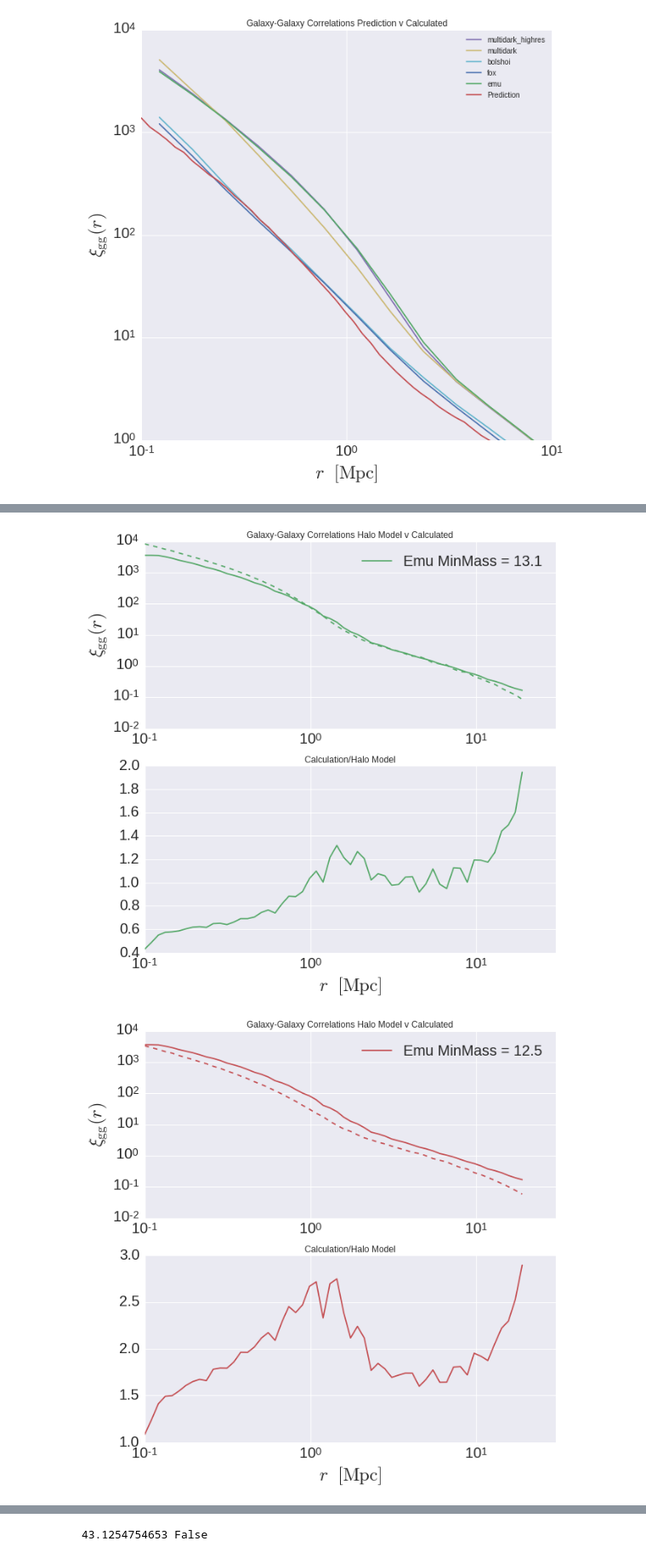
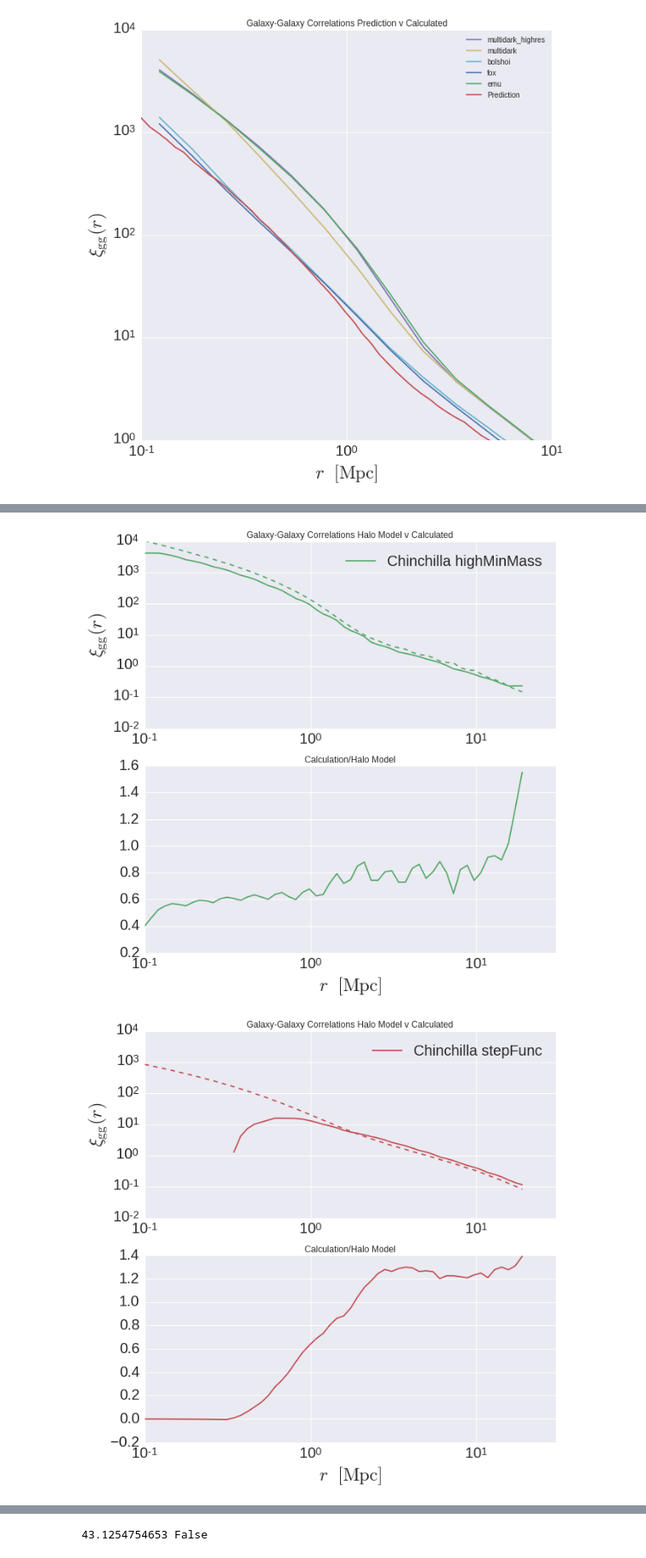
Before and after one commit to mclaughlin6464/HODEmulator, a Jupyter notebook: predictionsVCalculated.ipynb, the cells around one changed output, grey strips where cells are left out. Shown at 85% size. Cells and saved outputs as stored; diff of their text form; code cells hidden in the pictures.

```diff
--- a/predictionsVCalculated.ipynb
+++ b/predictionsVCalculated.ipynb
@@ -144,21 +144,18 @@ ls ~/des/HODOutput/chinchilla_tests/*
 /u/ki/swmclau2/des/HODOutput/chinchilla_tests/xi_all_halo_1.000_h_sh.npy
 # %%
 outputdir = '/u/ki/swmclau2/des/HODOutput/'
-datadir = outputdir+'emu_tests/'
-sim = 'emu'
+datadir = outputdir+'chinchilla_tests/'
+sim = 'chinchilla'
 a = 1.0
 data = {}
 
-data['highMinMass'] = np.loadtxt(datadir+'xi_all_%.3f_highMinMass.npy'%a)
-#data['stepFunc'] = np.loadtxt(datadir+'xi_all_%.3f_stepFunc_400_2048.npy'%a)
-data['default'] = np.loadtxt(datadir+'xi_all_%.3f_default.npy'%a)
-data['medMinMass'] = np.loadtxt(datadir+'xi_all_%.3f_medMinMass.npy'%a)
+data['highMinMass'] = np.loadtxt(datadir+'xi_all_%.3f_highMinMass_400_2048.npy'%a)
+data['stepFunc'] = np.loadtxt(datadir+'xi_all_%.3f_stepFunc_400_2048.npy'%a)
+data['default'] = np.loadtxt(datadir+'xi_all_%.3f_default_400_2048.npy'%a)
+#data['medMinMass'] = np.loadtxt(datadir+'xi_all_%.3f_medMinMass.npy'%a)
 # %%
 if data['default'].shape[0] == 19:
     rbins = np.logspace(-1, 1.7, 20)
 else:
     rbins = np.logspace(-1, 1.25, 15)
 rbin_centers = (rbins[1:]+rbins[:-1])/2
-# %%
-for r, xi in zip(rbin_centers, data['default']):
-    print r, xi
@@ -185,13 +162,20 @@ for r, xi in zip(rbin_centers, data['default']):
 # %%
 predictions = {}
-predictions['highMinMass'] = np.loadtxt(datadir+'box000_Min13.1_z0.0')
-#predictions['stepFunc'] = np.loadtxt(datadir+'halo_model_step_2.txt')
-predictions['default'] = np.loadtxt(datadir+'box000_Min12.1_z0.0')
-predictions['medMinMass'] = np.loadtxt(datadir+'box000_Min12.5_z0.0')
+predictions['highMinMass'] = np.loadtxt(datadir+'halo_model_highMinMassMMax.txt')
+predictions['stepFunc'] = np.loadtxt(datadir+'halo_model_step_2.txt')
+predictions['default'] = np.loadtxt(datadir+'halo_model_default.txt')
+#predictions['medMinMass'] = np.loadtxt(datadir+'box000_Min12.5_z0.0')
+# %%
+if data['stepFunc'].shape[0] == 19:
+    rbins = np.logspace(-1, 1.7, 20)
+else:
+    rbins = np.logspace(-1, 1.25, 15)
+rbin_centers = (rbins[1:]+rbins[:-1])/2
+working_step = (rbin_centers, data['stepFunc'], predictions['stepFunc'])
 # %%
 colors = sns.color_palette()
 
-labels = {'default': 12.1, 'medMinMass':12.5, 'highMinMass':13.1}
+#labels = {'default': 12.1, 'medMinMass':12.5, 'highMinMass':13.1, 'stepFunc':'step'}
 #fig = plt.figure(figsize = (10,10))
 #for vn, color in zip(version_names, colors):
 for (label, xi_all), color in zip(data.iteritems(), colors):
@@ -209,7 +193,7 @@ for (label, xi_all), color in zip(data.iteritems(), colors):
     #MPC/h v MPC issue?
     #plt.plot(rbin_centers, xi_all, alpha = 1,
     #         label = label, color = color)
-    plt.plot(predictions[label][:, 0], interp, label = 'Emu MinMass = %.1f'%labels[label], color = color)
+    plt.plot(predictions[label][:, 0], interp, label = 'Chinchilla %s'%label, color = color)
     plt.plot(predictions[label][:, 0], predictions[label][:, 1], ls = '--', color = color)
     #plt.plot(rbin_centers, data[][1], ls = '--', color = color)
     #plt.plot(rbin_centers, data[vn][2], ls = '-.', color = color)
@@ -249,5 +233,5 @@ for (label, xi_all), color in zip(data.iteritems(), colors):
-[figure, old version]
+[figure, new version]
-[figure, old version]
+[figure, new version]
 # %% [raw]
 colors = sns.color_palette()
 fig = plt.figure(figsize = (10,10))
```
Also changed, not shown: parts of 8 cells of this notebook, 1 other file.
